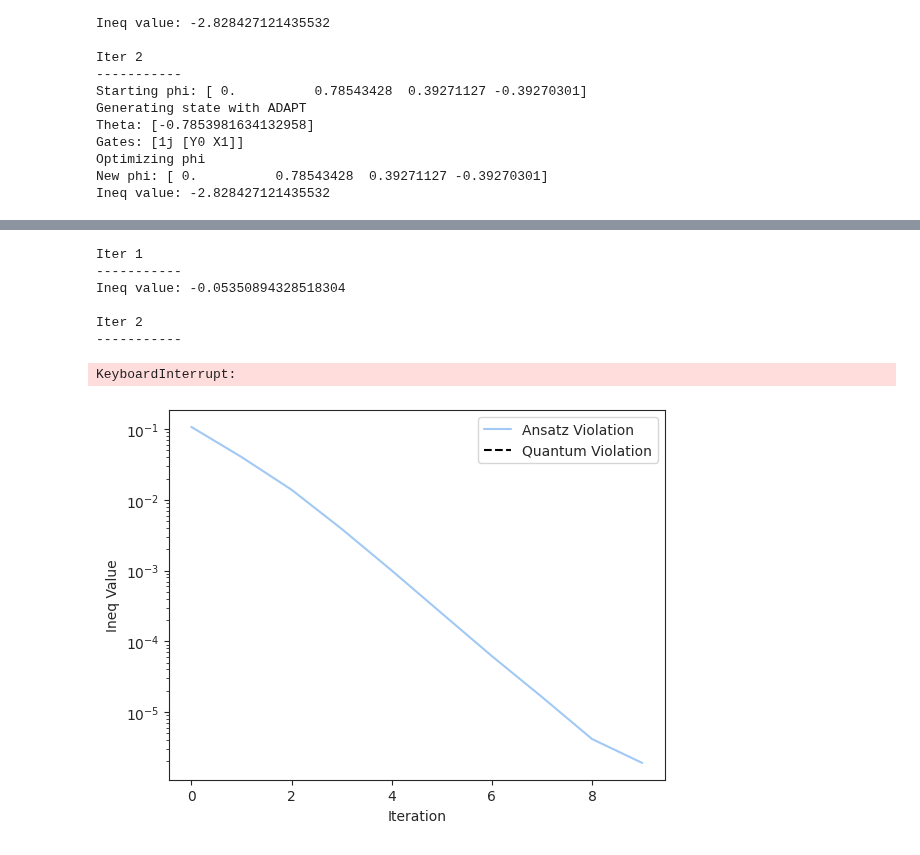
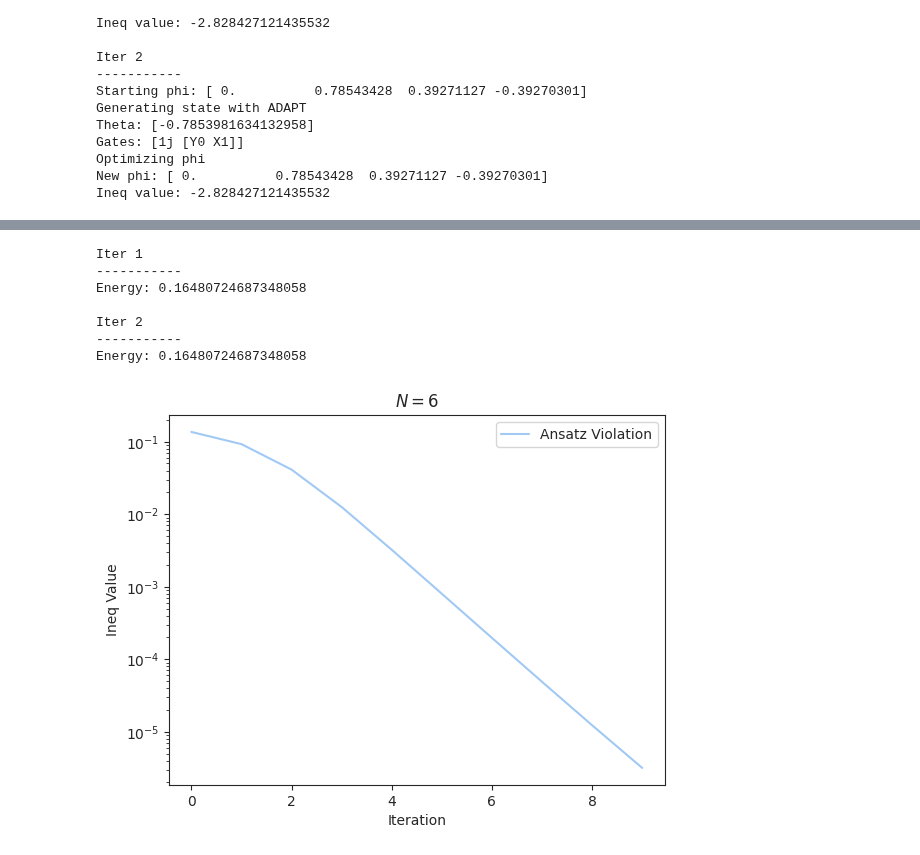
Before and after one commit to jfurches/nonlocalgames, a Jupyter notebook: chsh.ipynb, the cells around one changed output, grey strips where cells are left out. Saved outputs shown, nothing was run; the diff lists cells and outputs as text; code cells hidden in the pictures.

```diff
--- a/chsh.ipynb
+++ b/chsh.ipynb
@@ -590,6 +416,7 @@ import warnings
 import numpy as np
 
 from hamiltonians import NPartiteSymmetricNLG
+import methods
 
 with warnings.catch_warnings():
     warnings.filterwarnings(action='ignore', category=UserWarning)
@@ -599,33 +426,33 @@ with warnings.catch_warnings():
 
     N = 6
     game = NPartiteSymmetricNLG(N)
-    ineq_values = dual_phase_optim(game, tol=1e-5, verbose=1)
+    ineq_values = methods.dual_phase_optim(game, tol=1e-5, verbose=1)
 # %% [output]
 Iter 1
 -----------
-Ineq value: -0.05350894328518304
+Energy: 0.16480724687348058
 
 Iter 2
 -----------
+Energy: 0.16480724687348058
-KeyboardInterrupt:
 # %%
 import matplotlib.pyplot as plt
 import seaborn as sns
 
 sns.set_style('ticks')
 sns.set_palette('pastel')
 
 plt.plot(np.arange(len(ineq_values)), ineq_values, label='Ansatz Violation')
 xlim = plt.xlim()
-plt.hlines(1, *xlim, label='Quantum Violation', colors=['black'], linestyles='dashed')
+# plt.hlines(0, *xlim, label='Quantum Violation', colors=['black'], linestyles='dashed')
 plt.xlim(*xlim)
 plt.yscale('log')
 
 plt.title(f'$N={N}$')
 plt.xlabel('Iteration')
 plt.ylabel('Ineq Value')
 plt.legend()
 
 plt.show()
 # %% [output]
-[figure, old version]
+[figure, new version]
```
Also changed, not shown: parts of 7 cells of this notebook, 1 other file.
